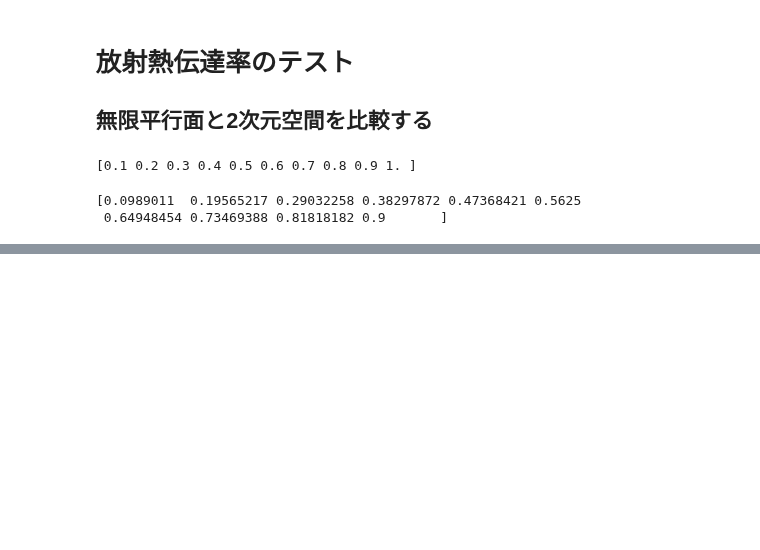
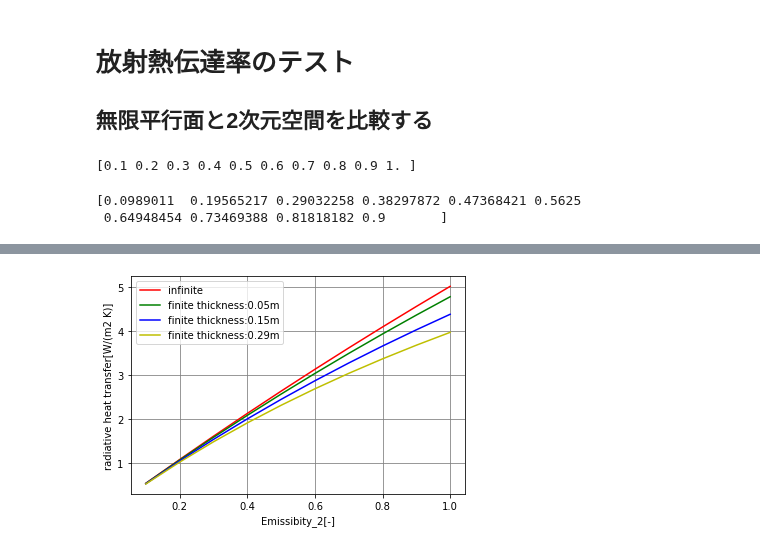
Before and after one commit to BRI-EES-House/03_ventilation_layer, a Jupyter notebook: valid_radiative_heat_transfer.ipynb, the cells around one changed output, grey strips where cells are left out. Cells and saved outputs as stored; diff of their text form; code cells hidden in the pictures; blank space fills up the shorter version.

```diff
--- a/valid_radiative_heat_transfer.ipynb
+++ b/valid_radiative_heat_transfer.ipynb
@@ -24,10 +29,12 @@ print(infinite_emissivity)
 # 有限平行平板の場合の有効放射率
 # 通気層厚さをパラメータに設定する
 l_d = np.arange(5, 30) / 100.0
-finete_emissivity = [htc.effective_emissivity_two_dimension(
+print(l_d)
+
+# 有効放射率を計算
+finete_emissivity = [[htc.effective_emissivity_two_dimension(
     emissivity_1=eps1,
     emissivity_2=eps,
-    l_d=l_d,
-    l_s=0.455) for eps in eps2.tolist()]
-print(finete_emissivity)
+    l_d=l,
+    l_s=0.455) for eps in eps2.tolist()] for l in l_d.tolist()]
 # %% [output]
@@ -34,0 +43,12 @@ TypeError: ufunc 'bitwise_xor' not supported for the input types, and the inputs
+# %%
+# 放射熱伝達率の計算
+infinite_rad_heat_transfer = [htc.radiative_heat_transfer_coefficient(
+    theta_1=theta_1,
+    theta_2=theta_2,
+    effective_emissivity=emissivity) for emissivity in infinite_emissivity]
+print(infinite_rad_heat_transfer)
+
+finite_rad_heat_transfer = (htc.radiative_heat_transfer_coefficient(
+    theta_1=theta_1,
+    theta_2=theta_2,
+    effective_emissivity=np.array(finete_emissivity)))
@@ -34,0 +62,24 @@ TypeError: ufunc 'bitwise_xor' not supported for the input types, and the inputs
+# %%
+# グラフの描画（放射率別）
+fig1 = plt.figure()
+ax1 = fig1.subplots()
+
+ax1.set_xlabel('Emissibity_2[-]')
+ax1.set_ylabel('radiative heat transfer[W/(m2 K)]')
+
+plt.grid(which='major', color='gray', linestyle='-')
+plt.grid(which='minor', color='gray', linestyle='-')
+
+plt.plot(eps2, infinite_rad_heat_transfer,linestyle='solid',
+         color='r', label='infinite')
+plt.plot(eps2, finite_rad_heat_transfer[0,:],linestyle='solid',
+         color='g', label='finite thickness:0.05m')
+plt.plot(eps2, finite_rad_heat_transfer[10,:],linestyle='solid',
+         color='b', label='finite thickness:0.15m')
+plt.plot(eps2, finite_rad_heat_transfer[24,:],linestyle='solid',
+         color='y', label='finite thickness:0.29m')
+
+plt.legend()
+plt.show()
+# %% [output]
+[figure, added]
```
Also changed, not shown: parts of 5 cells of this notebook.
